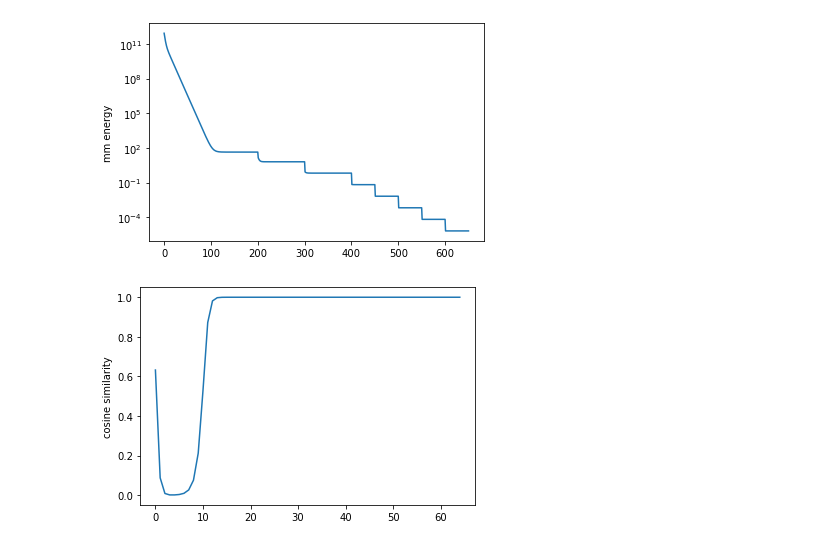
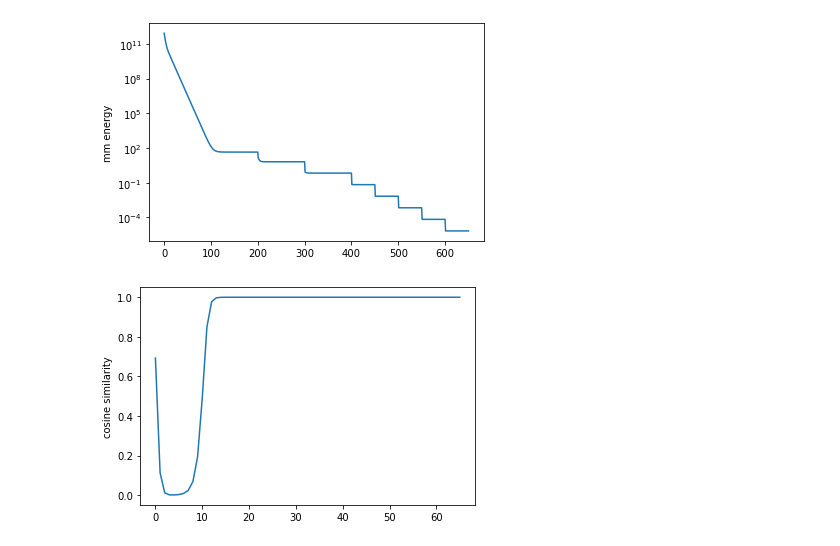
Before and after one commit to kma-code/Phaseless-Alignment-Learning, a Jupyter notebook: B circuit.ipynb, the cells around one changed output. Saved outputs shown, nothing was run; the diff lists cells and outputs as text; code cells hidden in the pictures.

```diff
--- a/B circuit.ipynb
+++ b/B circuit.ipynb
@@ -315,10 +356,10 @@ plt.show()
 # %% [output]
 [figure]
 # %%
-cos_sim = [cosine_similarity_tensors(B_mat, ds_pinv(r, W)) for B_mat in B_array[1::10]]
+cos_sim = [cosine_similarity_tensors(B_mat, ds_pinv(r, W)) for B_mat in B_array[::10]]
 
 plt.plot(cos_sim)
 plt.ylabel('cosine similarity')
 plt.show()
 # %% [output]
-[figure, old version]
+[figure, new version]
```
Also changed, not shown: parts of 14 cells of this notebook.
